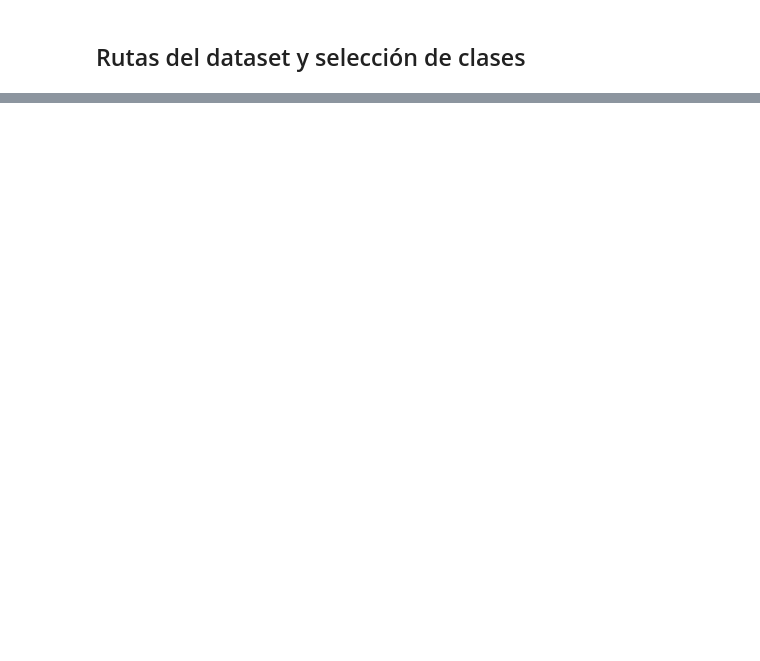
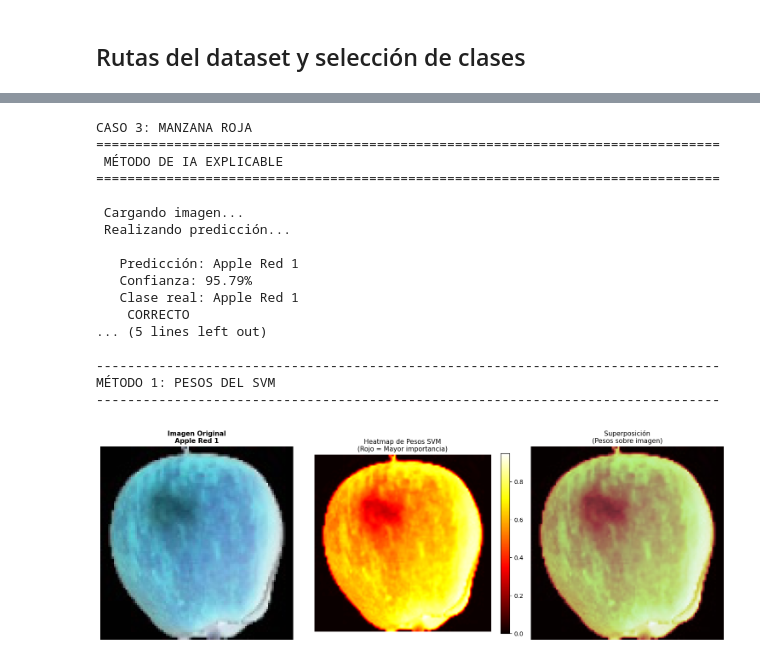
Before and after one commit to FepDev25/Practica-Explicacion-de-Predicciones, a Jupyter notebook: ejericio-modelos/modelo-ml-svm-explicable.ipynb, the cells around one changed output, grey strips where cells are left out. Saved outputs shown, nothing was run; the diff lists cells and outputs as text; code cells hidden in the pictures; blank space fills up the shorter version.

```diff
--- a/ejericio-modelos/modelo-ml-svm-explicable.ipynb
+++ b/ejericio-modelos/modelo-ml-svm-explicable.ipynb
@@ -282,0 +500,28 @@ Predicción: Strawberry 1 (100.00%)
+# %%
+# CASO 3: Manzana
+print("CASO 3: MANZANA ROJA")
+
+ruta_caso3 = "../data/fruits-360_100x100/fruits-360/Test/Apple Red 1/3_100.jpg"
+if os.path.exists(ruta_caso3):
+    resultado3 = comparar_metodos_xai(ruta_caso3, clase_real="Apple Red 1")
+else:
+    print(f" No se encontró: {ruta_caso3}")
+# %% [output]
+CASO 3: MANZANA ROJA
+================================================================================
+ MÉTODO DE IA EXPLICABLE
+================================================================================
+
+ Cargando imagen...
+ Realizando predicción...
+
+   Predicción: Apple Red 1
+   Confianza: 95.79%
+   Clase real: Apple Red 1
+    CORRECTO
+... (5 lines left out)
+
+--------------------------------------------------------------------------------
+MÉTODO 1: PESOS DEL SVM
+--------------------------------------------------------------------------------
+[figure, added]
```
Also changed, not shown: parts of 40 cells of this notebook, 1 other file.
